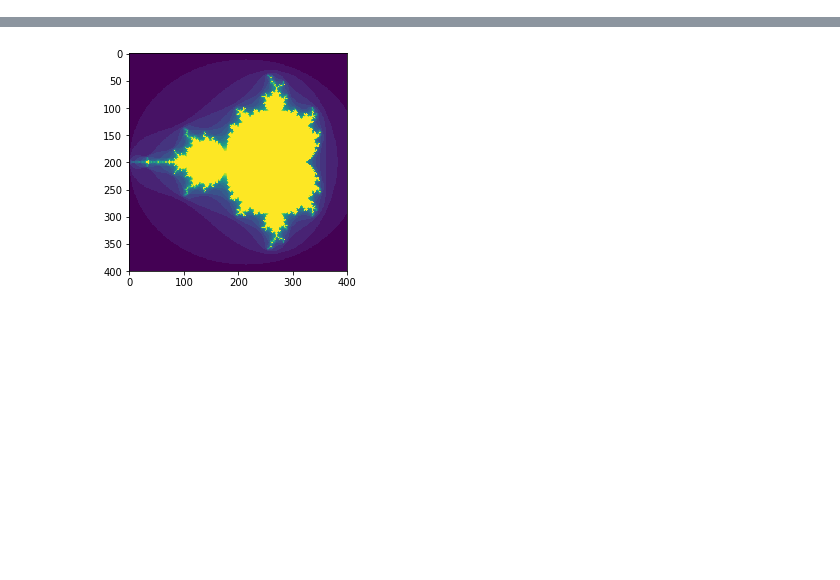
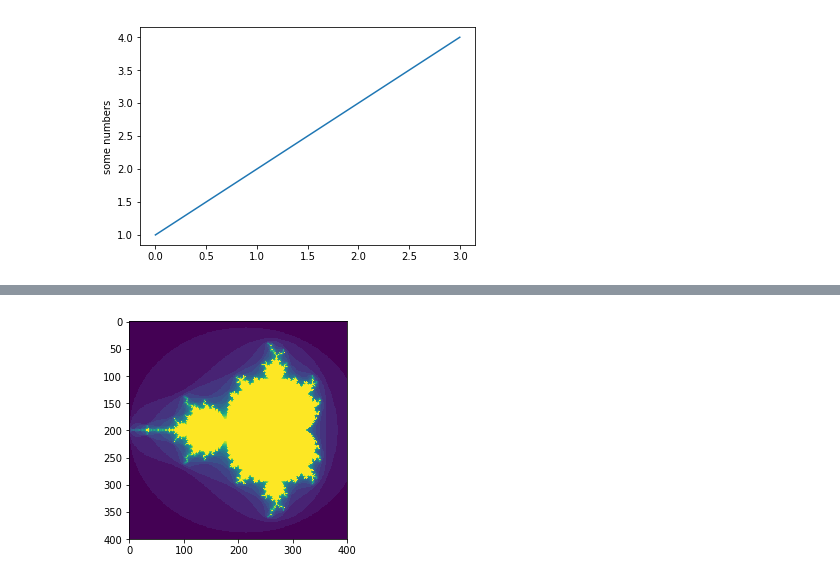
Before and after one commit to johnzyin/PyML, a Jupyter notebook: notebooks/numtools02.ipynb, the cells around one changed output, grey strips where cells are left out. Cells and saved outputs as stored; diff of their text form; code cells hidden in the pictures; blank space fills up the shorter version.

Commit message:
change to numpy tutorial and more matplotlib

```diff
--- a/notebooks/numtools02.ipynb
+++ b/notebooks/numtools02.ipynb
@@ -13,0 +11,7 @@ v = np.random.normal(mu,sigma,10000)
+# %%
+import matplotlib.pyplot as plt
+plt.plot([1, 2, 3, 4])
+plt.ylabel('some numbers')
+plt.show()
+# %% [output]
+[figure, added]
```
Also changed, not shown: parts of 74 cells of this notebook, 1 other file.
